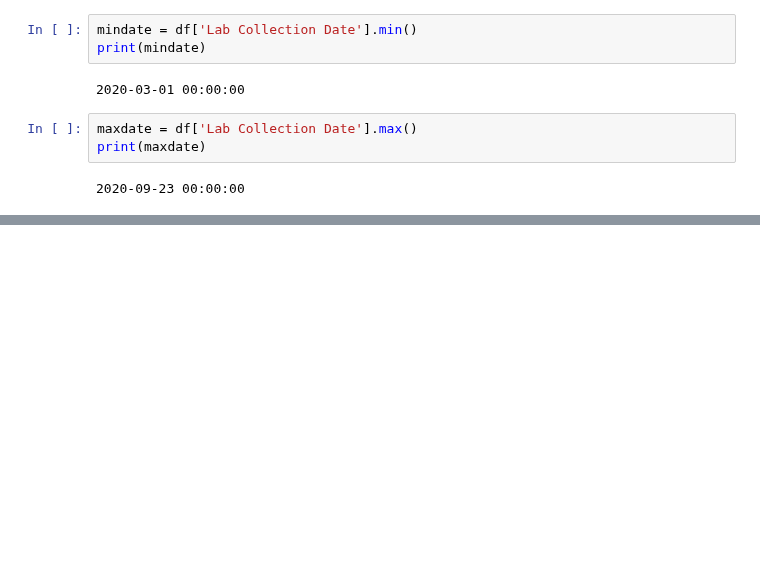
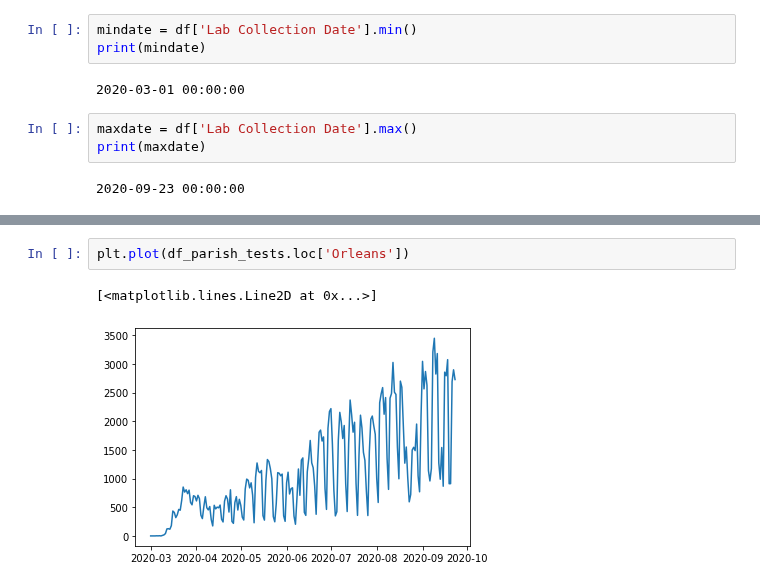
Before and after one commit to GarysCorner/Covid19-LaCompared, a Jupyter notebook: CovidData_ByParish.ipynb, the cells around one changed output, grey strips where cells are left out. Drawn from its saved outputs; the diff is of its cells as text; blank space fills up the shorter version.

```diff
--- a/CovidData_ByParish.ipynb
+++ b/CovidData_ByParish.ipynb
@@ -77,0 +96,5 @@ df_parish.head()
+# %%
+plt.plot(df_parish_tests.loc['Orleans'])
+# %% [output]
+[<matplotlib.lines.Line2D at 0x...>]
+[figure, added]
```
Also changed, not shown: parts of 4 cells of this notebook.
